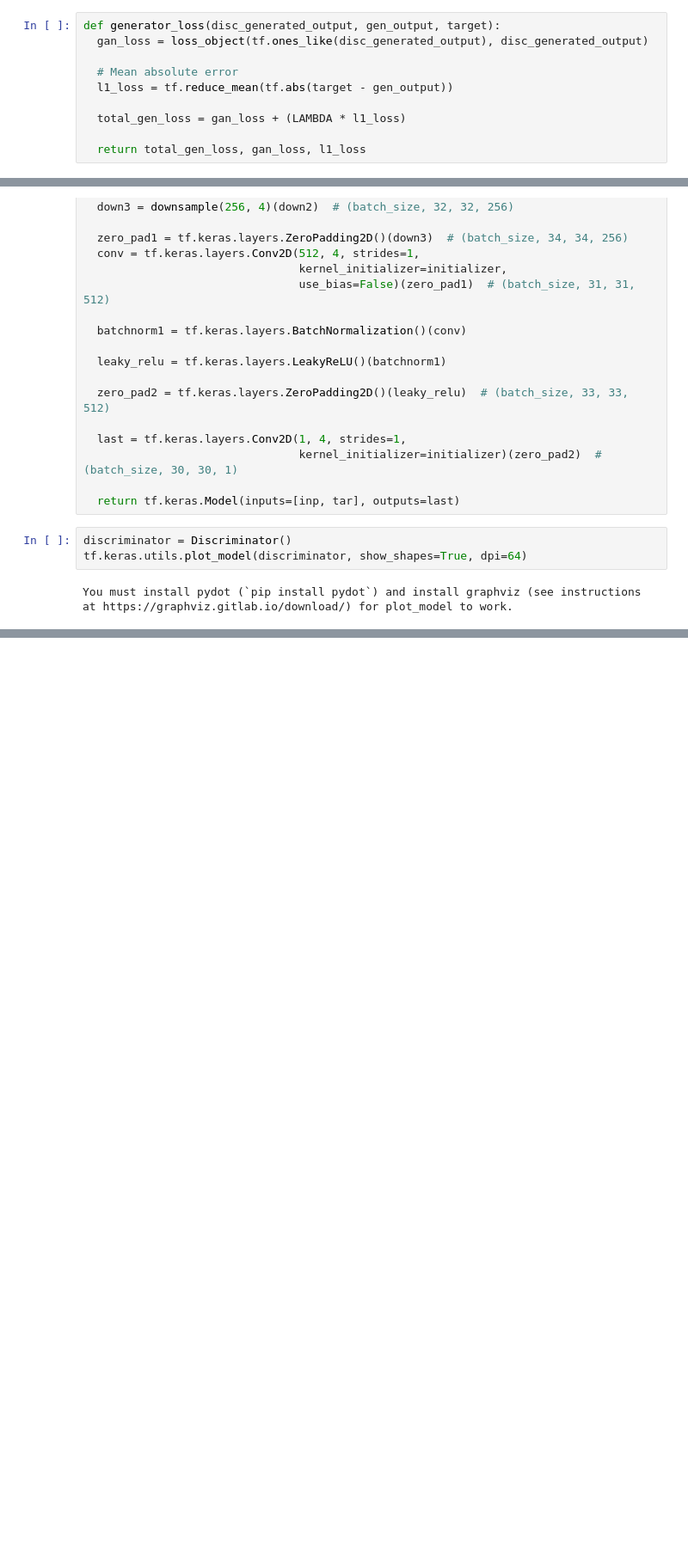
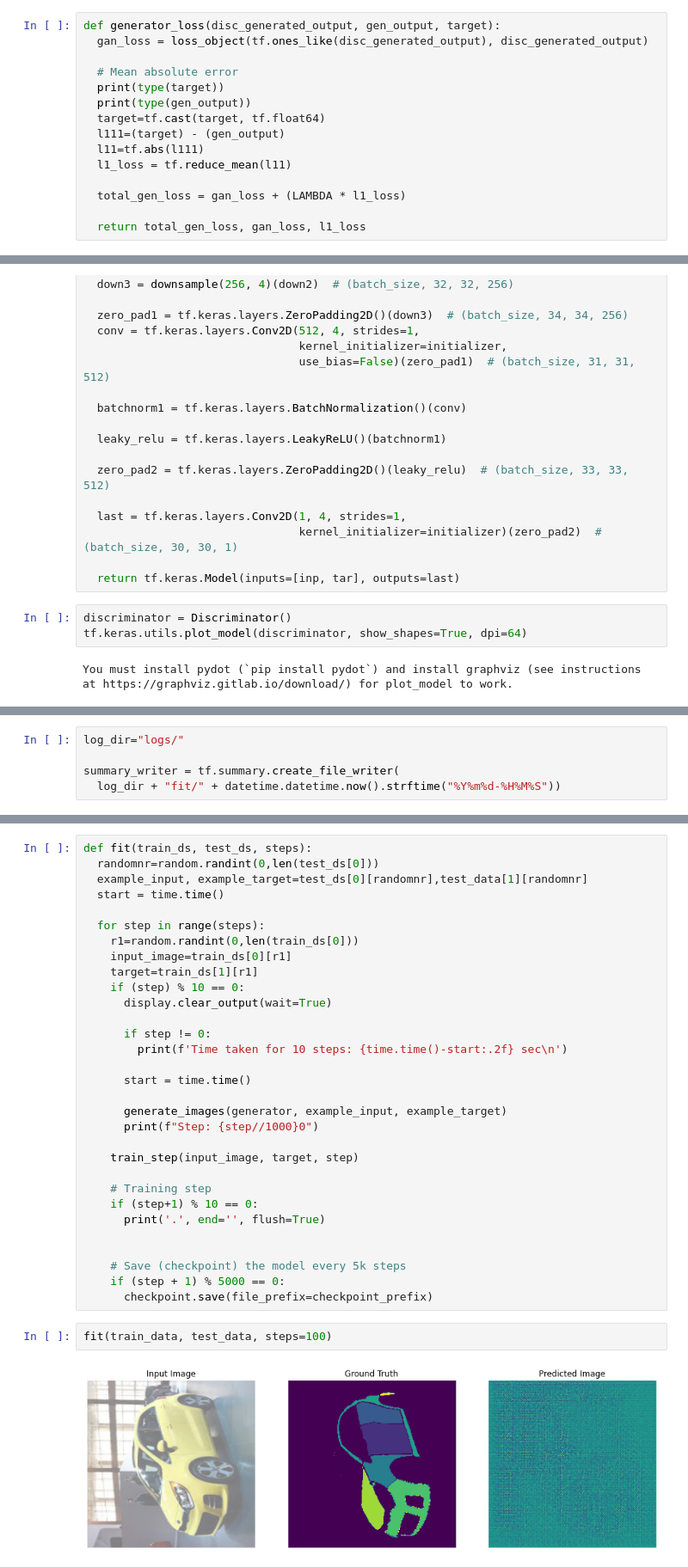
Before and after one commit to MikkelDitlevOlsen1/Deep-Learning, a Jupyter notebook: Model_1.0.ipynb, the cells around one changed output, grey strips where cells are left out. Shown: that part at 86% size. Drawn from its saved outputs; the diff is of its cells as text; blank space fills up the shorter version.

Commit message:
test1_2

```diff
--- a/Model_1.0.ipynb
+++ b/Model_1.0.ipynb
@@ -146,7 +176,12 @@ def generator_loss(disc_generated_output, gen_output, target):
   gan_loss = loss_object(tf.ones_like(disc_generated_output), disc_generated_output)
 
   # Mean absolute error
-  l1_loss = tf.reduce_mean(tf.abs(target - gen_output))
+  print(type(target))
+  print(type(gen_output))
+  target=tf.cast(target, tf.float64)
+  l111=(target) - (gen_output)
+  l11=tf.abs(l111)
+  l1_loss = tf.reduce_mean(l11)
 
   total_gen_loss = gan_loss + (LAMBDA * l1_loss)
 
@@ -193,0 +246,5 @@ ValueError: Input 0 of layer "model_1" is incompatible with the layer: expected
+# %%
+log_dir="logs/"
+
+summary_writer = tf.summary.create_file_writer(
+  log_dir + "fit/" + datetime.datetime.now().strftime("%Y%m%d-%H%M%S"))
@@ -193,0 +278,35 @@ ValueError: Input 0 of layer "model_1" is incompatible with the layer: expected
+# %%
+def fit(train_ds, test_ds, steps):
+  randomnr=random.randint(0,len(test_ds[0]))
+  example_input, example_target=test_ds[0][randomnr],test_data[1][randomnr]
+  start = time.time()
+
+  for step in range(steps):
+    r1=random.randint(0,len(train_ds[0]))
+    input_image=train_ds[0][r1]
+    target=train_ds[1][r1]
+    if (step) % 10 == 0:
+      display.clear_output(wait=True)
+
+      if step != 0:
+        print(f'Time taken for 10 steps: {time.time()-start:.2f} sec\n')
+
+      start = time.time()
+
+      generate_images(generator, example_input, example_target)
+      print(f"Step: {step//1000}0")
+
+    train_step(input_image, target, step)
+
+    # Training step
+    if (step+1) % 10 == 0:
+      print('.', end='', flush=True)
+
+
+    # Save (checkpoint) the model every 5k steps
+    if (step + 1) % 5000 == 0:
+      checkpoint.save(file_prefix=checkpoint_prefix)
+# %%
+fit(train_data, test_data, steps=100)
+# %% [output]
+[figure, added]
```
Also changed, not shown: parts of 14 cells of this notebook, 2 other files.
